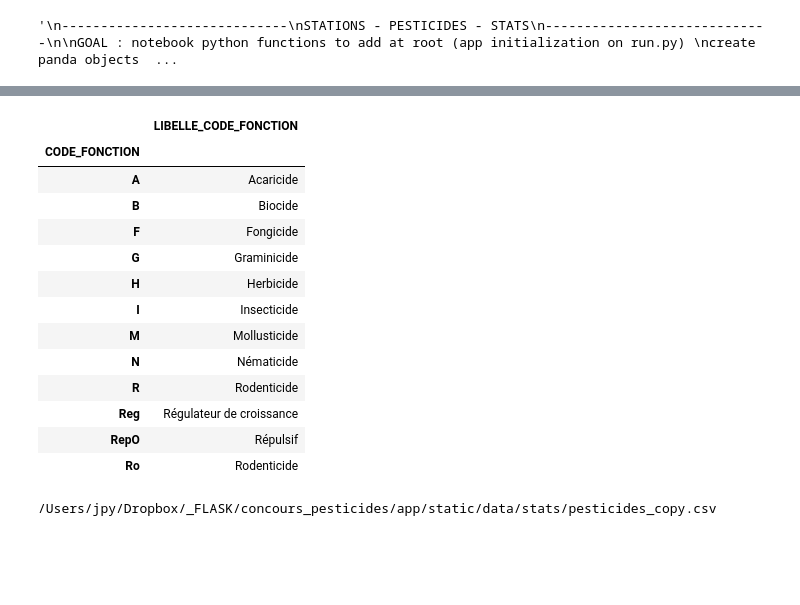
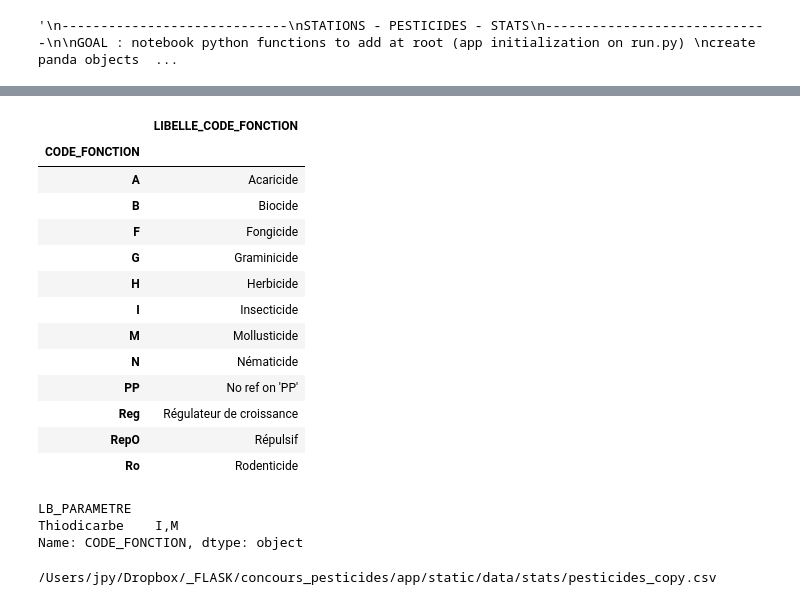
Before and after one commit to JulienParis/hydroviz, a Jupyter notebook: pesticides_analysis_03.ipynb, the cells around one changed output, grey strips where cells are left out. Drawn from its saved outputs; the diff is of its cells as text; code cells hidden in the pictures; blank space fills up the shorter version.

```diff
--- a/pesticides_analysis_03.ipynb
+++ b/pesticides_analysis_03.ipynb
@@ -244,14 +244,17 @@ functions_split = {
     "IN"  : "I,N",
     "Ireg": "I,Reg",
     "N"   : "N",
-    "R"   : "R",
+    "R"   : "Ro", #### twin with Ro
     "Reg" : "Reg",
     "RepO": "RepO",
-    "Ro"  : "Ro",
+    "Ro"  : "Ro", ####
     "HFNI": "H,F,N,I",
-    "HG"  : "H,G"
+    "HG"  : "H,G",
+
+    "PP"  : "PP"
 }
 
+'''
 functions_full = {
     "A"    : "Acaricide",
     "B"    : "Biocide",
@@ -270,53 +273,64 @@ functions_full = {
     "IN"   : "Insecticide, Nématicide",
     "Ireg" : "Insecticide, Régulateur de croissance",
     "N"    : "Nématicide",
-    "R"    : "Rodenticide",
+    "R"    : "Rodenticide", ### twin with Ro
     "Reg"  : "Régulateur de croissance",
     "RepO" : "Répulsif",
-    "Ro"   : "Rodenticide",
+    "Ro"   : "Rodenticide", ####
     "HFNI" : "Herbicide, Fongicide, Nématicide, Insecticide",
     "HG"   : "Herbicide, Graminicide"
 }
-
+'''
 
 functions_light = {
     "A"   : "Acaricide",
     "B"   : "Biocide",
     "F"   : "Fongicide",
     "H"   : "Herbicide",
     "I"   : "Insecticide",
     "M"   : "Mollusticide",
     "N"   : "Nématicide",
-    "R"   : "Rodenticide",
+    #"R"   : "Rodenticide", ### twin with Ro
     "Reg" : "Régulateur de croissance",
     #"reg" : "Régulateur de croissance",
     "RepO": "Répulsif",
-    "Ro"  : "Rodenticide", ###
-    "G"   : "Graminicide"
+    "Ro"  : "Rodenticide", ### twin with R
+    "G"   : "Graminicide",
+    "PP"  : "No ref on 'PP'" #### unknown
 }
+
+### 7441 / Furilazole  / PP
+### 7513 / Fenchlorazole-ethyl / PP
 
 ### optional
 df_functions = pd.Series(functions_light, name="LIBELLE_CODE_FONCTION")
 df_functions.index.name = 'CODE_FONCTION'
 df_functions.reset_index()
 df_functions = df_functions.to_frame()
 
 df_functions #["A"]
 # %% [output]
 |  | LIBELLE_CODE_FONCTION |
 | CODE_FONCTION |  |
 | A | Acaricide |
 | B | Biocide |
 | F | Fongicide |
 | G | Graminicide |
 | H | Herbicide |
 | I | Insecticide |
 | M | Mollusticide |
 | N | Nématicide |
-| R | Rodenticide |
+| PP | No ref on 'PP' |
 | Reg | Régulateur de croissance |
 | RepO | Répulsif |
 | Ro | Rodenticide |
+# %%
+test_function = str(df_pesticides.loc[("Carbamates",1093 )]["CODE_FONCTION"])
+print test_function
+# %% [output]
+LB_PARAMETRE
+Thiodicarbe    I,M
+Name: CODE_FONCTION, dtype: object
 # %%
 # read pesticides list
 
```
Also changed, not shown: parts of 52 cells of this notebook, 8 other files.
